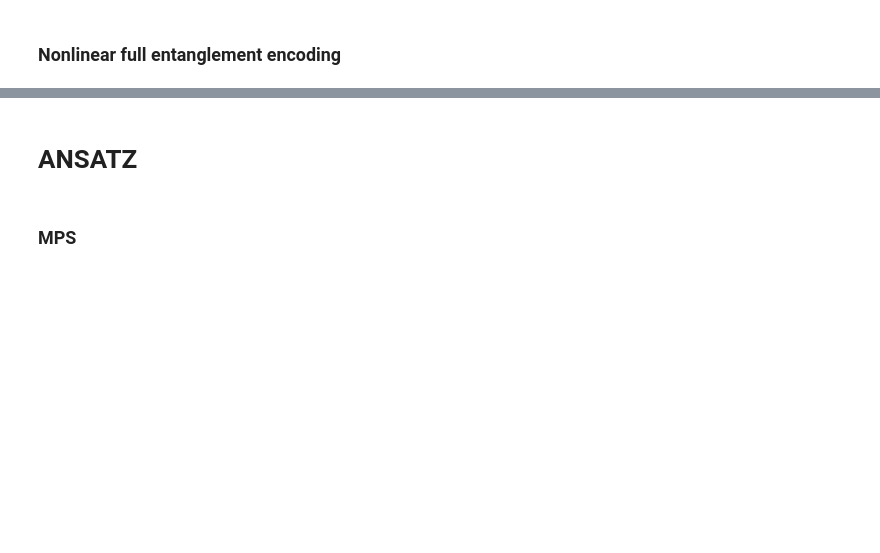
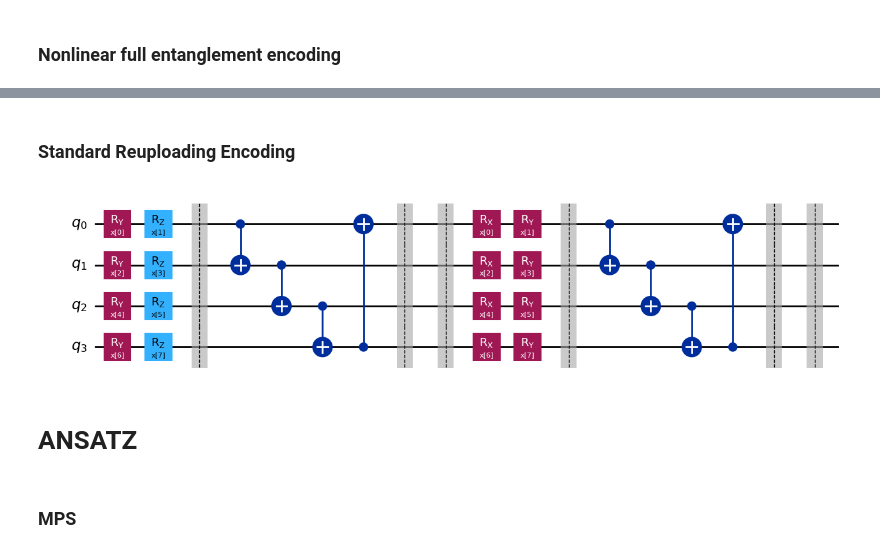
Before and after one commit to Davy592/Quantum-Metric-Learning-with-Reuploading, a Jupyter notebook: Quantum Metric Learning.ipynb, the cells around one changed output, grey strips where cells are left out. Saved outputs shown, nothing was run; the diff lists cells and outputs as text; code cells hidden in the pictures; blank space fills up the shorter version.

```diff
--- a/Quantum Metric Learning.ipynb
+++ b/Quantum Metric Learning.ipynb
@@ -421,3 +463,65 @@ feature_map_nonlinear_full_entaglement(4, [0.1, 0.2, 0.3, 0.4]).draw(output='mpl
+# %% [markdown]
+### Standard Reuploading Encoding
+# %%
+def standard_reuploading_encoding(n_features, param_name="x", layers=3):
+    """
+    Standard Data Reuploading: i dati vengono caricati più volte nel circuito
+    in layer successivi con encoding diversi e entanglement.
+    Solo encoding e CNOT, nessun ansatz.
+
+    Struttura (repeating cycle):
+    - Layer 0, 3, 6, ...: yz_angles_encoding (RY, RZ)
+    - Layer 1, 4, 7, ...: RxRy_encoding (RX, RY)
+    - Layer 2, 5, 8, ...: RzRx_encoding (RZ, RX)
+
+    Args:
+        n_features: numero di feature in input
+        param_name: nome dei parametri
+        layers: numero di layer di reuploading (default=3)
+
+    Returns:
+        QuantumCircuit con standard reuploading
+    """
+    n_qubits = math.ceil(n_features / 2)
+    qc = QuantumCircuit(n_qubits, name=f"Standard Reuploading")
+    params = ParameterVector(param_name, n_features)
+
+    for layer in range(layers):
+        # Encoder sequence repeats cyclically
+        encoder_choice = layer % 3
+
+        if encoder_choice == 0:
+            # YZ encoding (RY, RZ)
+            encoder_block = yz_angles_encoding(n_features, params=params)
+
+        elif encoder_choice == 1:
+            # RX-RY encoding (RX, RY)
+            encoder_block = RxRy_encoding(n_features, params=params)
+
+        else:
+            # RZ-RX encoding (RZ, RX)
+            encoder_block = RzRx_encoding(n_features, params=params)
+
+        qc.compose(encoder_block, inplace=True)
+        qc.barrier()
+
+        # Entanglement layer con CNOT
+        for i in range(n_qubits - 1):
+            qc.cx(i, i + 1)
+
+        # Entanglement circolare
+        if n_qubits > 2:
+            qc.cx(n_qubits - 1, 0)
+
+        qc.barrier()
+        qc.barrier()
+
+    return qc
+
+# Test del circuito
+standard_reuploading_encoding(8, param_name="x", layers=2).draw(output="mpl")
+# %% [output]
+[figure, added]
 # %% [markdown]
 # ANSATZ
 # %% [markdown]
```
Also changed, not shown: parts of 18 cells of this notebook.
